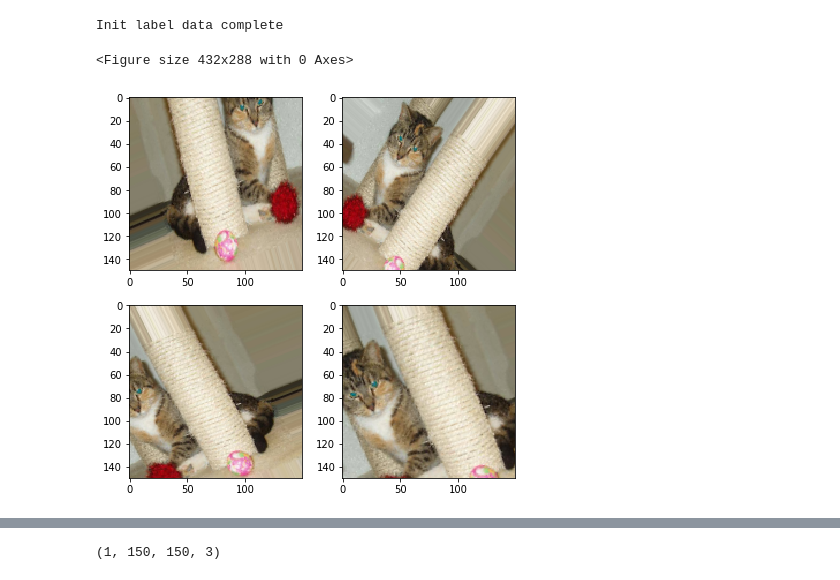
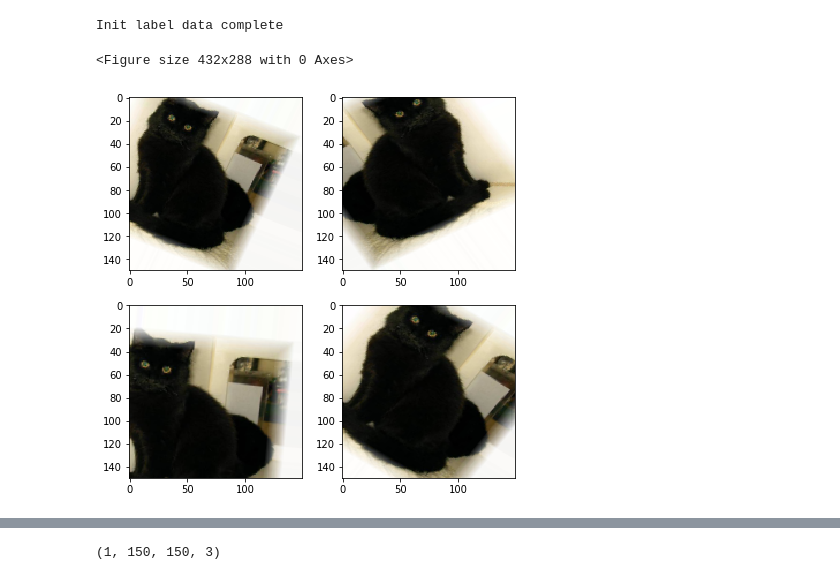
Before and after one commit to PattarapornH/cats-dogs-classifier, a Jupyter notebook: cats_dogs_classifier.ipynb, the cells around one changed output, grey strips where cells are left out. Saved outputs shown, nothing was run; the diff lists cells and outputs as text; code cells hidden in the pictures.

```diff
--- a/cats_dogs_classifier.ipynb
+++ b/cats_dogs_classifier.ipynb
@@ -188,24 +248,24 @@ test_generator = test_datagen.flow(
 # %%
 plt.clf()
 fnames = [os.path.join(path_train+'cats', fname) for fname in os.listdir(path_train+'cats')]
-img_path = fnames[3]
+img_path = fnames[0]
 
 img = load_img(img_path, target_size=(150, 150))
 x = img_to_array(img)
 x = x.reshape((1,) + x.shape)
 plt.figure(figsize=(7,7))
 
 i = 0
 for batch in train_datagen.flow(x, batch_size=1):
     plt.subplot(2, 2, i + 1)
     plt.imshow(array_to_img(batch[0]))
     i += 1
     if i % 4 == 0:
         break
 plt.show()
 # %% [output]
 <Figure size 432x288 with 0 Axes>
-[figure, old version]
+[figure, new version]
 # %%
 # Init CNN
 model = Sequential()
```
Also changed, not shown: parts of 18 cells of this notebook.
